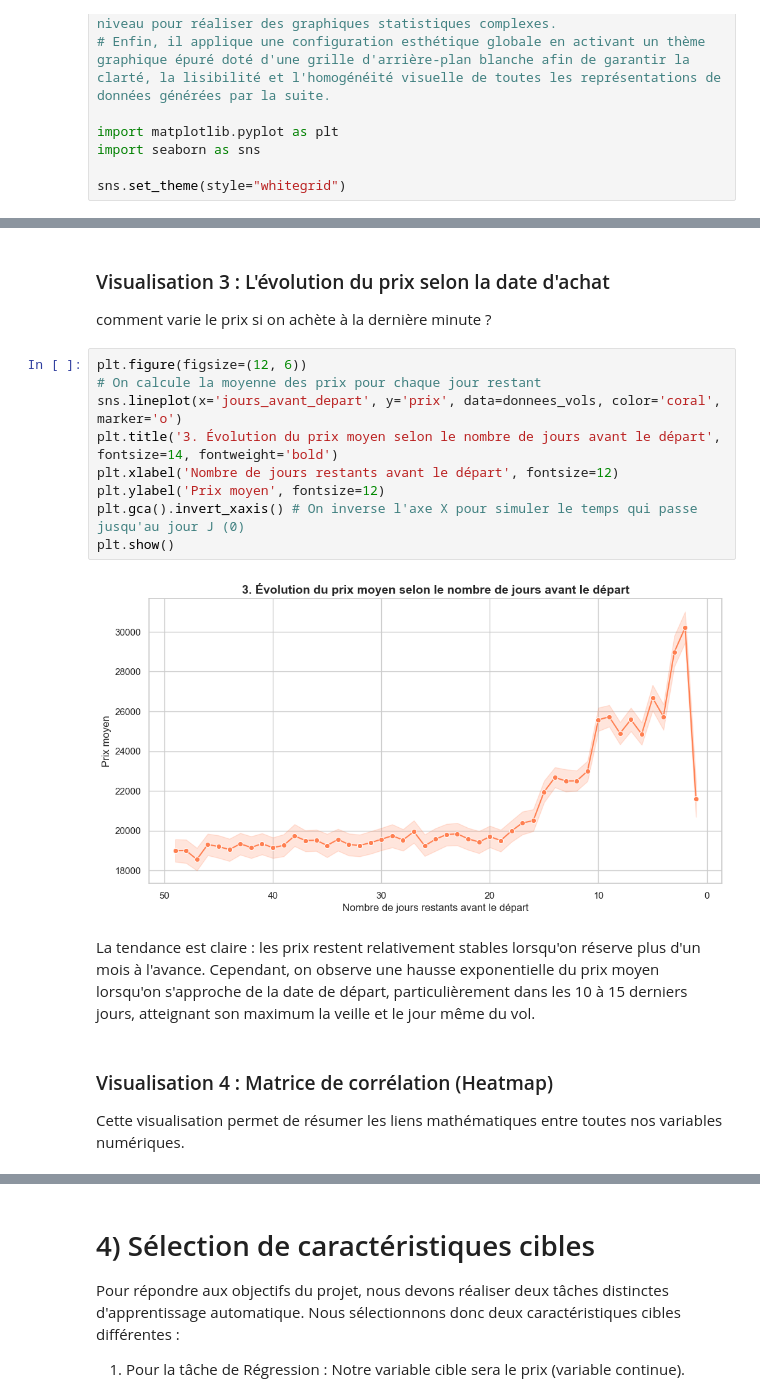
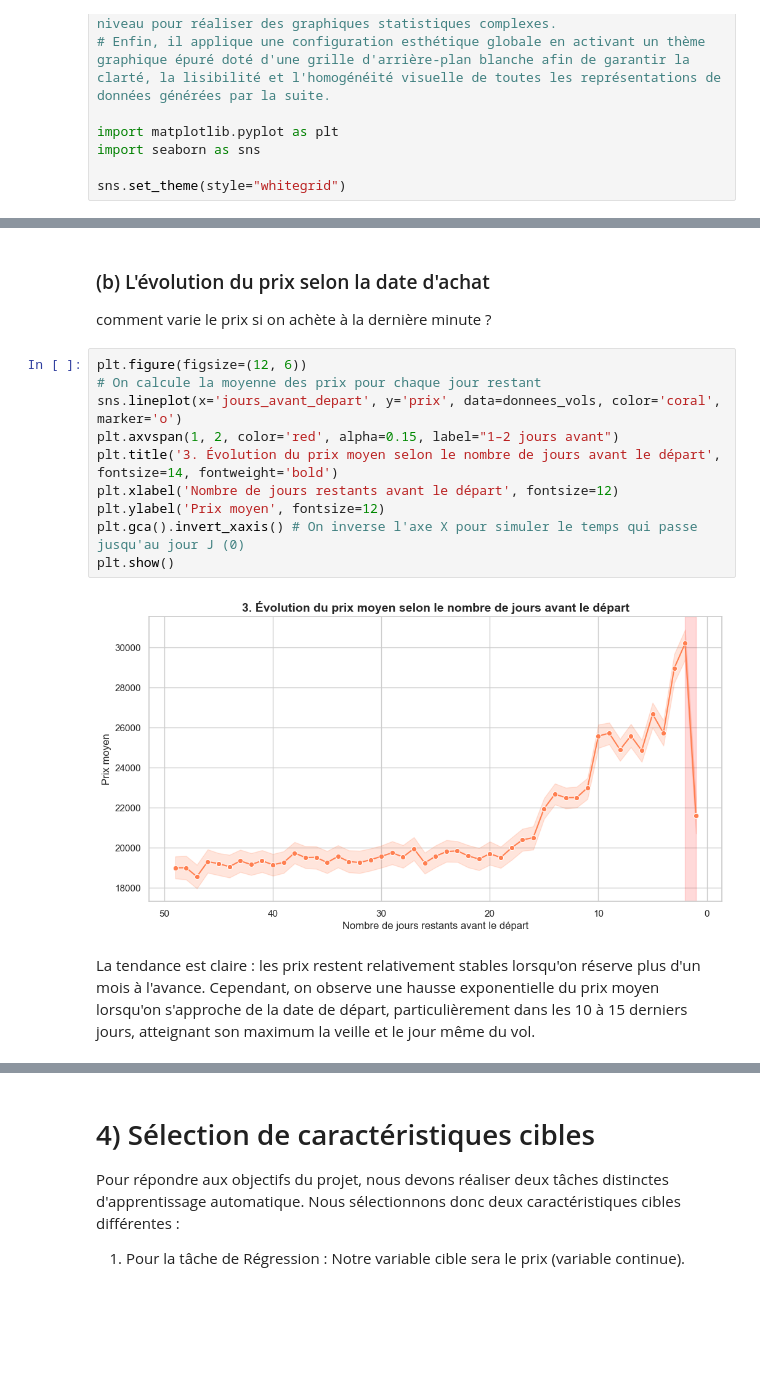
Before and after one commit to eliotthbn/fondement_ia, a Jupyter notebook: Projet.ipynb, the cells around one changed output, grey strips where cells are left out. Saved outputs shown, nothing was run; the diff lists cells and outputs as text; blank space fills up the shorter version.

```diff
--- a/Projet.ipynb
+++ b/Projet.ipynb
@@ -254,19 +280,17 @@ Le boxplot confirme une différence drastique et sans chevauchement entre la cla
 # %% [markdown]
-### Visualisation 3 : L'évolution du prix selon la date d'achat
+### (b) L'évolution du prix selon la date d'achat
 comment varie le prix si on achète à la dernière minute ?
 # %%
 plt.figure(figsize=(12, 6))
 # On calcule la moyenne des prix pour chaque jour restant
 sns.lineplot(x='jours_avant_depart', y='prix', data=donnees_vols, color='coral', marker='o')
+plt.axvspan(1, 2, color='red', alpha=0.15, label="1–2 jours avant")
 plt.title('3. Évolution du prix moyen selon le nombre de jours avant le départ', fontsize=14, fontweight='bold')
 plt.xlabel('Nombre de jours restants avant le départ', fontsize=12)
 plt.ylabel('Prix moyen', fontsize=12)
 plt.gca().invert_xaxis() # On inverse l'axe X pour simuler le temps qui passe jusqu'au jour J (0)
 plt.show()
 # %% [output]
-[figure, old version]
+[figure, new version]
 # %% [markdown]
 La tendance est claire : les prix restent relativement stables lorsqu'on réserve plus d'un mois à l'avance. Cependant, on observe une hausse exponentielle du prix moyen lorsqu'on s'approche de la date de départ, particulièrement dans les 10 à 15 derniers jours, atteignant son maximum la veille et le jour même du vol.
-# %% [markdown]
-### Visualisation 4 : Matrice de corrélation (Heatmap)
-Cette visualisation permet de résumer les liens mathématiques entre toutes nos variables numériques.
```
Also changed, not shown: parts of 24 cells of this notebook, 1 other file.
